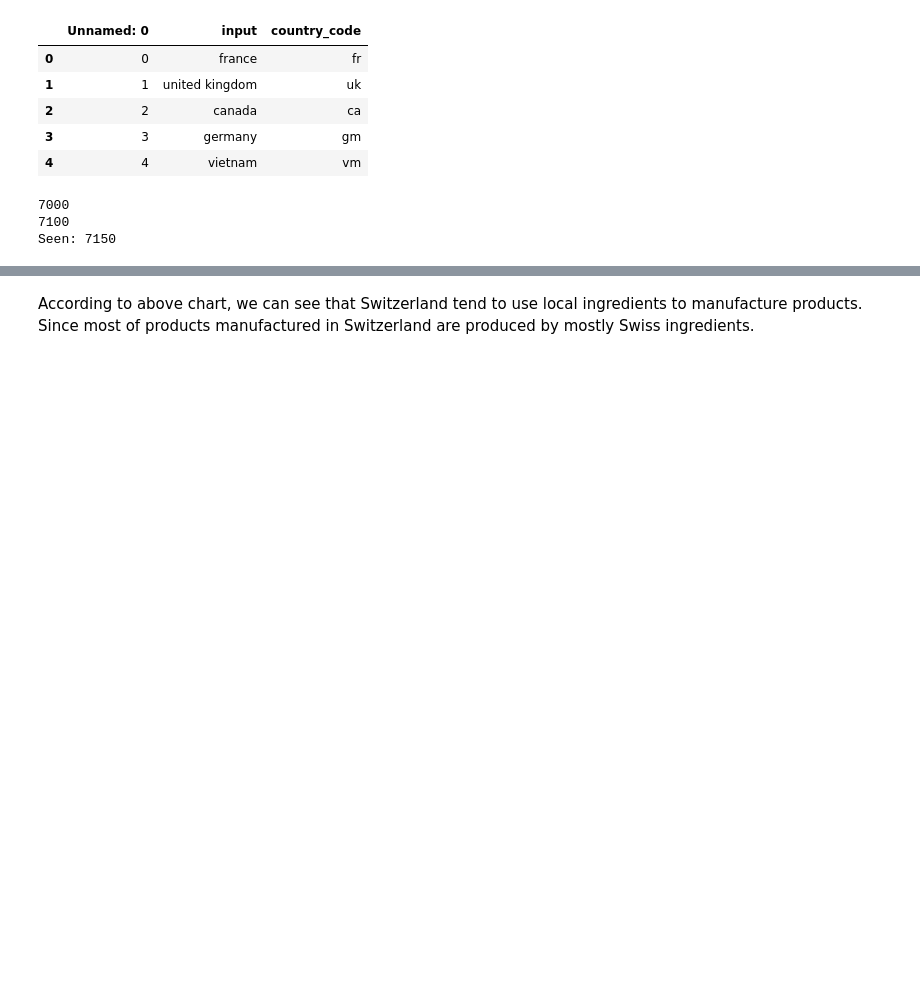
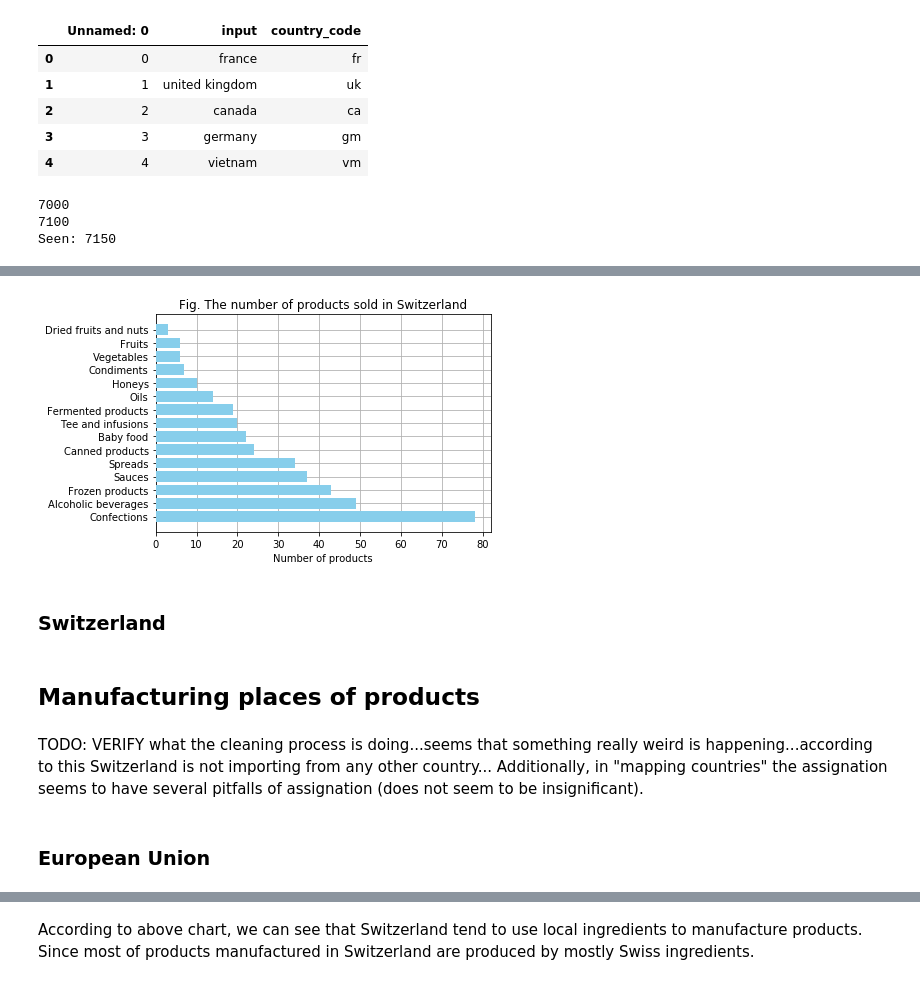
Before and after one commit to MrymZakani/ADA, a Jupyter notebook: project_EU.ipynb, the cells around one changed output, grey strips where cells are left out. Saved outputs shown, nothing was run; the diff lists cells and outputs as text; code cells hidden in the pictures; blank space fills up the shorter version.

Commit message:
re-structure and re-run with whole data

```diff
--- a/project_EU.ipynb
+++ b/project_EU.ipynb
@@ -215,0 +349,2 @@ print("swiss_origin data Size:\n" + str(swiss_origin_size))
+# %%
+cleaned_categories = pd.read_csv("cleaning_data/categories_db.csv")
@@ -215,0 +380,24 @@ print("swiss_origin data Size:\n" + str(swiss_origin_size))
+# %%
+# Extract the 15 most frequent categories and number of occurances.
+categories = cleaned_categories#target_categories.toPandas()
+categories = categories.head(15)
+
+# Plot the most frequent categories
+fig, ax = plt.subplots()
+ax.grid(zorder=-1)
+plt.barh(categories.category_main, categories.Count, zorder=3, color='skyblue')
+plt.xlabel('Number of products')
+plt.title('Fig. The number of products sold in Switzerland')
+ax.invert_yaxis()
+plt.show()
+# %% [output]
+[figure, added]
+# %% [markdown]
+### Switzerland
+# %% [markdown]
+## Manufacturing places of products
+# %% [markdown]
+TODO: VERIFY what the cleaning process is doing...seems that something really weird is happening...according to this Switzerland is not importing from any other country...
+Additionally, in "mapping countries" the assignation seems to have several pitfalls of assignation (does not seem to be insignificant).
+# %% [markdown]
+### European Union
```
Also changed, not shown: parts of 42 cells of this notebook.
